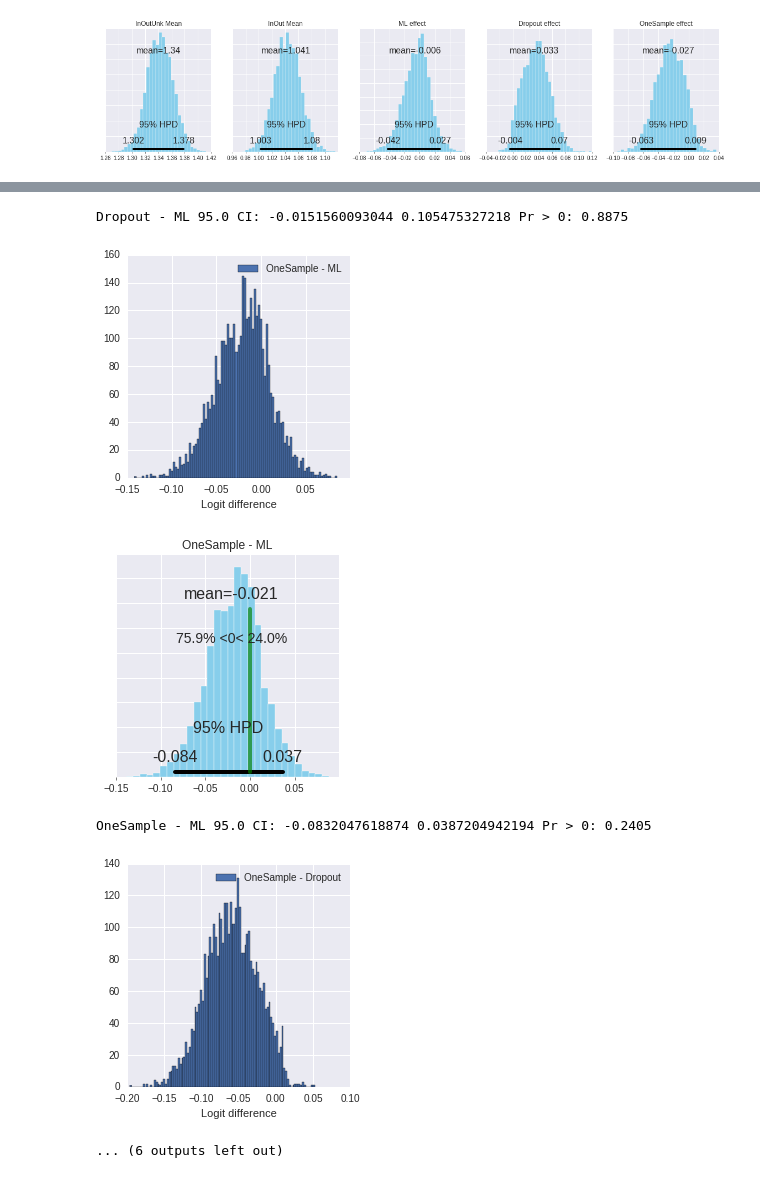
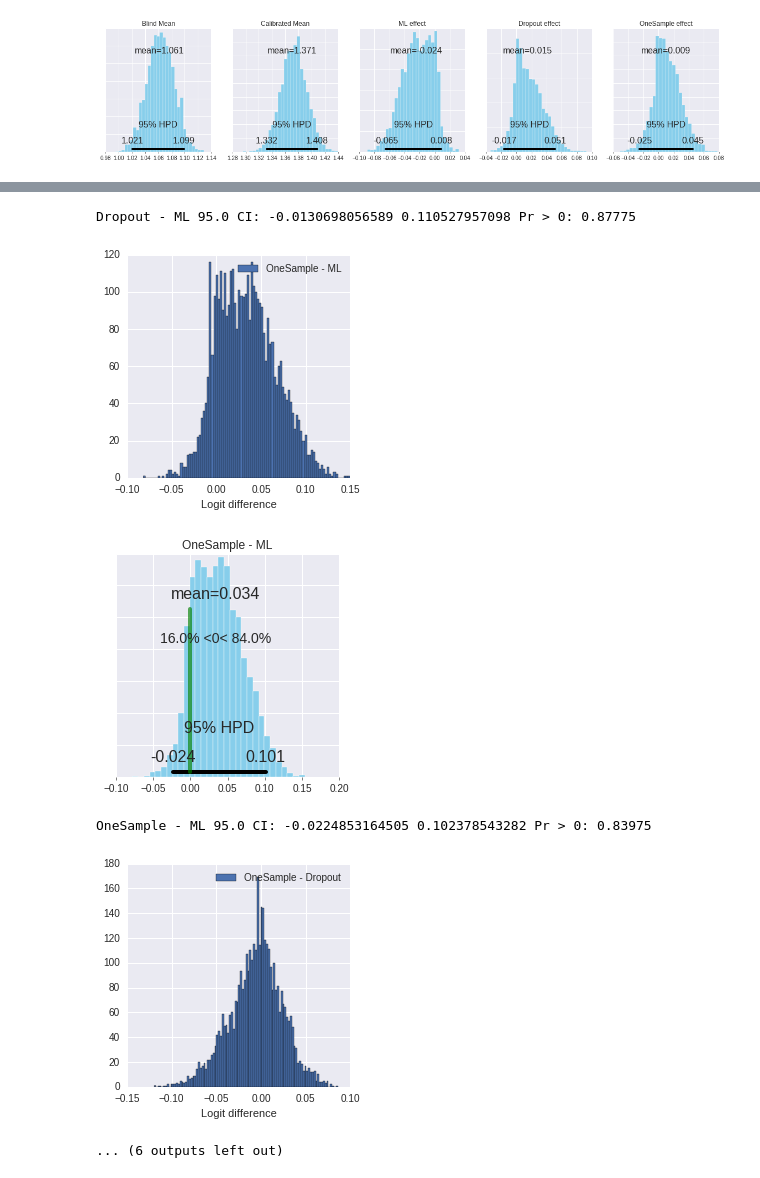
Before and after one commit to ramon-oliveira/deepstats, a Jupyter notebook: cifar10_results/join_results_anova.ipynb, the cells around one changed output, grey strips where cells are left out. Cells and saved outputs as stored; diff of their text form; code cells hidden in the pictures.

Commit message:
update notebook results cifar10 200 epochs (one sample bayesian)

```diff
--- a/cifar10_results/join_results_anova.ipynb
+++ b/cifar10_results/join_results_anova.ipynb
@@ -74,2 +92,10 @@ for key_row in zip(*[df.itertuples() for exp, df in dfs_results]):
+# %%
+out_acc = ['convolutional_out_classifier_auc', 'convolutional-dropout_out_classifier_auc', 'convolutional-poor-bayesian_out_classifier_auc']
+y_out = final_results[out_acc].values
+y_out = scipy.special.logit(y_out)
+
+in_acc = ['convolutional_in_classifier_auc', 'convolutional-dropout_in_classifier_auc', 'convolutional-poor-bayesian_in_classifier_auc']
+y_in = final_results[in_acc].values
+y_in = scipy.special.logit(y_in)
 # %%
 model = pystan.StanModel(model_code=bayesian_anova.one_way_code)
@@ -157,6 +132,5 @@ OneSample - ML 95.0 CI: -0.131442977135 0.0543402902222 Pr > 0: 0.273
 # %%
-model = pystan.StanModel(model_code=bayesian_anova.two_way_code)
-
+N, K = y_in.shape
 data = {'K': K, 'N': N, 'y_in': y_in, 'y_out': y_out}
 fit = model.sampling(data=data, iter=10000, chains=4, thin=5)
 
@@ -169,8 +143,8 @@ poor_bayesian = trace['theta'][:,2]
 in_mean = trace['mu_in']
 out_mean = trace['mu_out']
 
-bayesian_anova.plot_traces([in_mean, out_mean, deterministic, dropout, poor_bayesian],
-                           ["InOutUnk Mean", "InOut Mean", "ML effect", "Dropout effect", "OneSample effect"])
+bayesian_anova.plot_traces([out_mean, in_mean, deterministic, dropout, poor_bayesian],
+                           ["Blind Mean", "Calibrated Mean", "ML effect", "Dropout effect", "OneSample effect"])
 
 bayesian_anova.effect_difference(dropout, deterministic, 'Dropout', 'ML')
 bayesian_anova.effect_difference(poor_bayesian, deterministic, 'OneSample', 'ML')
@@ -215 +189 @@ convergence, Rhat=1).
-[figure, old version]
+[figure, new version]
@@ -218,6 +192,6 @@ convergence, Rhat=1).
-Dropout - ML 95.0 CI: -0.0151560093044 0.105475327218 Pr > 0: 0.8875
+Dropout - ML 95.0 CI: -0.0130698056589 0.110527957098 Pr > 0: 0.87775
-[figure, old version]
+[figure, new version]
-[figure, old version]
+[figure, new version]
-OneSample - ML 95.0 CI: -0.0832047618874 0.0387204942194 Pr > 0: 0.2405
+OneSample - ML 95.0 CI: -0.0224853164505 0.102378543282 Pr > 0: 0.83975
-[figure, old version]
+[figure, new version]
 ... (6 outputs left out)
```
Also changed, not shown: parts of 7 cells of this notebook, 1 other file.
